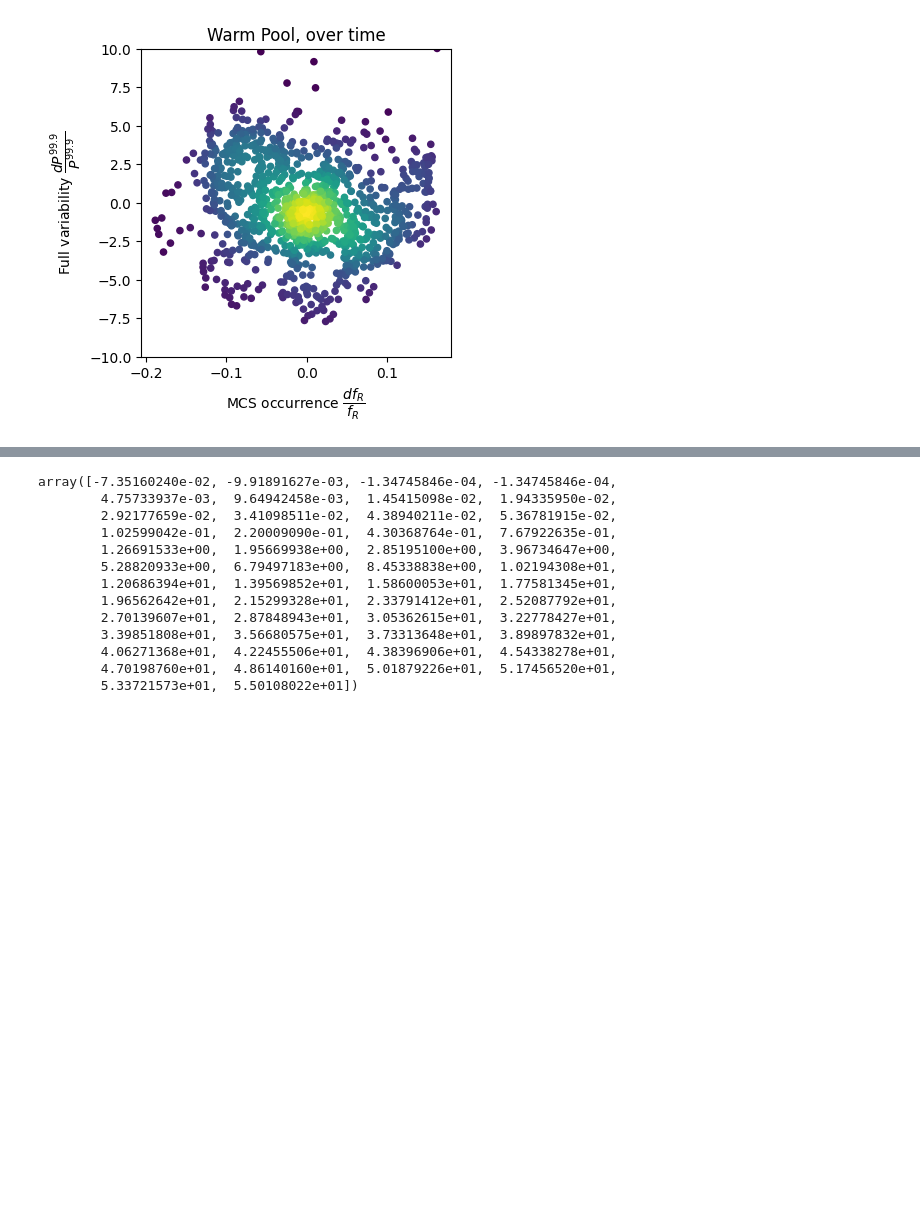
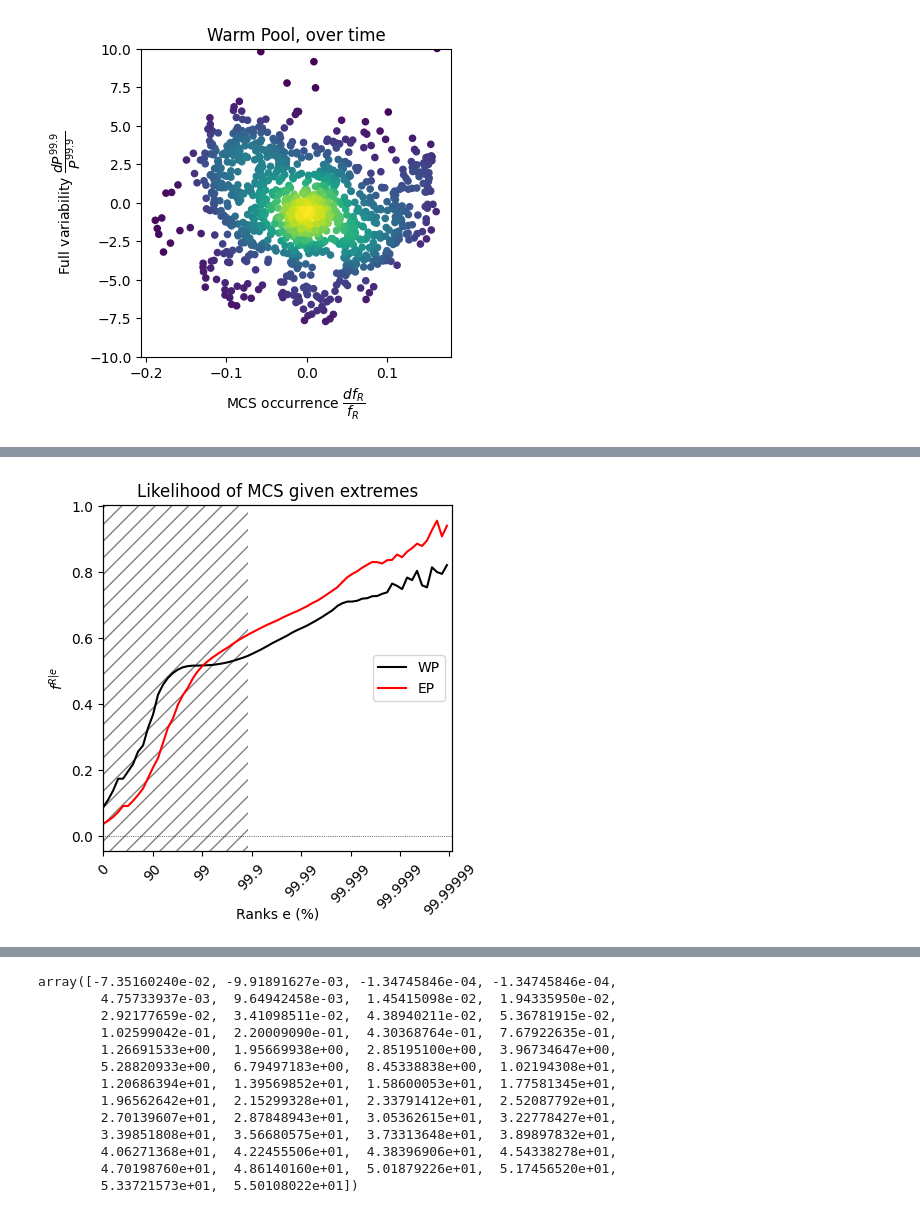
Before and after one commit to bfildier/explore-multiscale-extremes, a Jupyter notebook: scripts/exploreDYAMOND-SAM_regions.ipynb, the cells around one changed output, grey strips where cells are left out. Drawn from its saved outputs; the diff is of its cells as text; code cells hidden in the pictures; blank space fills up the shorter version.

```diff
--- a/scripts/exploreDYAMOND-SAM_regions.ipynb
+++ b/scripts/exploreDYAMOND-SAM_regions.ipynb
@@ -721,0 +719,65 @@ $f^{e|R}$ = [-7.34816939e-04 -4.99255955e-05 -1.00478530e-06  4.79160249e-05
+# %%
+def compute_f_R_e(region):
+
+    Npts = 70
+    s_ranks = slice(0,Npts)
+
+    # Full
+    dist_all = dict_cs[region].dist_pr_all
+    # in Region
+    dist_R = getattr(dict_cs[region],'dist_pr_%s'%maskid)
+
+    # ranks
+    dist_all = dict_cs[region].dist_pr_all
+    ranks = dist_all.ranks[s_ranks]
+
+    #~ P(f^e)
+    perc_all = dist_all.percentiles[s_ranks]
+    perc_all[perc_all < 0] = 0
+    f_e = 1-ranks/100
+
+    #~ P(f^{e|R})
+    perc_R = dist_R.percentiles[s_ranks]
+    perc_R[perc_R < 0] = 0
+
+    #~ fraction of rain percentile within weather regime expressed as f_R_e*perc_all
+
+    f_interp = si.interp1d(perc_R,1-ranks/100)
+    f_e_R = f_interp(perc_all)
+    # get f_R
+    time_dist = getattr(dict_cs[region],'dict_dist_pr_%s_sliced'%maskid)
+    f_R = np.mean(np.array([time_dist[i_t].frac for i_t in dict_cs[region].range_t]))
+    # compute ranks(f_R_e)
+    f_R_e = f_e_R*f_R/f_e
+
+    return f_R_e
+
+f_WP_e = compute_f_R_e(warm_pool)
+f_EP_e = compute_f_R_e(eastern_pacific)
+
+#-- show
+
+fig,ax = plt.subplots(ncols=1,figsize=(4.5,4.5))
+
+#- set frame
+p1d.setFrame(ax,rankmin=0,rankmax=rankmax,xtickrotation=45) # in here, duplicate the outer axis for fixing independent frame
+
+#- show data
+ax.axhline(y=0,linestyle=':',c='k',linewidth=0.5)
+p1d.showData(ax,ranks[s_ranks],f_WP_e,c='k',rankmin=0, rankmax = rankmax,label='WP')
+p1d.showData(ax,ranks[s_ranks],f_EP_e,c='r',rankmin=0, rankmax = rankmax,label='EP')
+
+p1d.addXHatch(ax,ranks,[0,29])
+
+# ax.set_ylim((-0.05,0.2))
+
+ax.legend()
+
+#- labels
+ax.set_xlabel('Ranks e (%)',labelpad=40)
+ax.set_ylabel(r'$f^{R|e}$')
+ax.set_title(r'Likelihood of MCS given extremes')
+
+plt.show()
+# %% [output]
+[figure, added]
```
Also changed, not shown: parts of 5 cells of this notebook, 4 other files.
